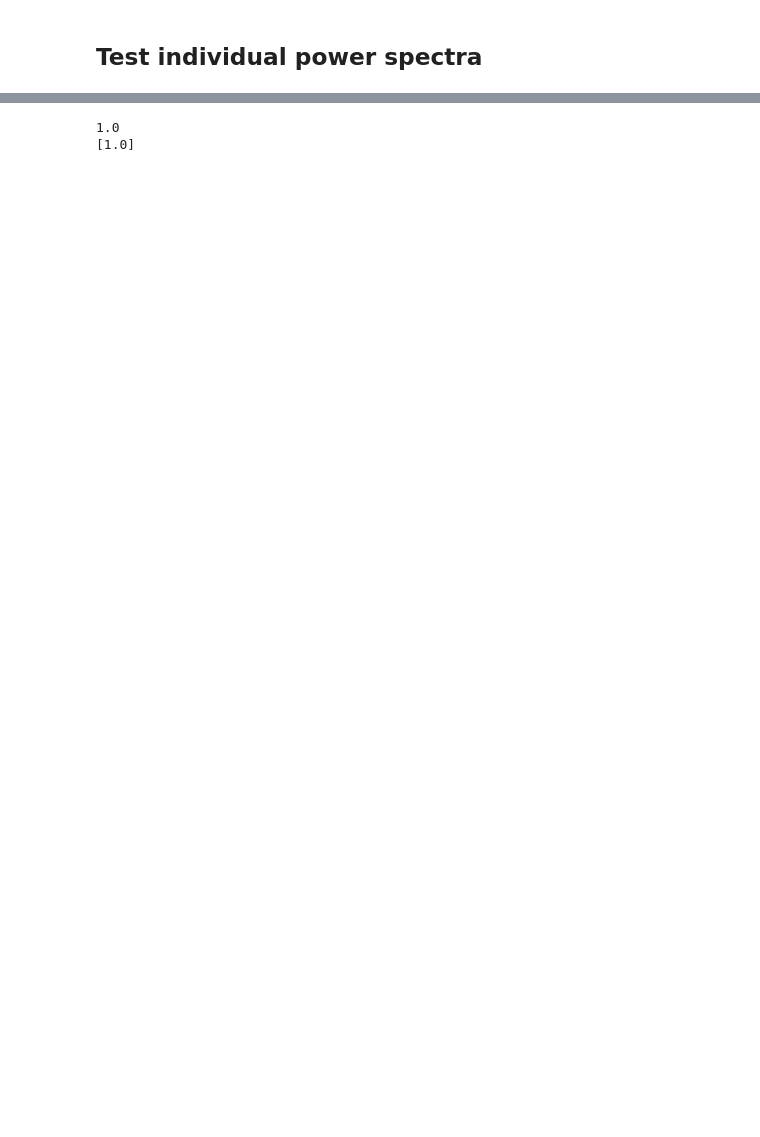
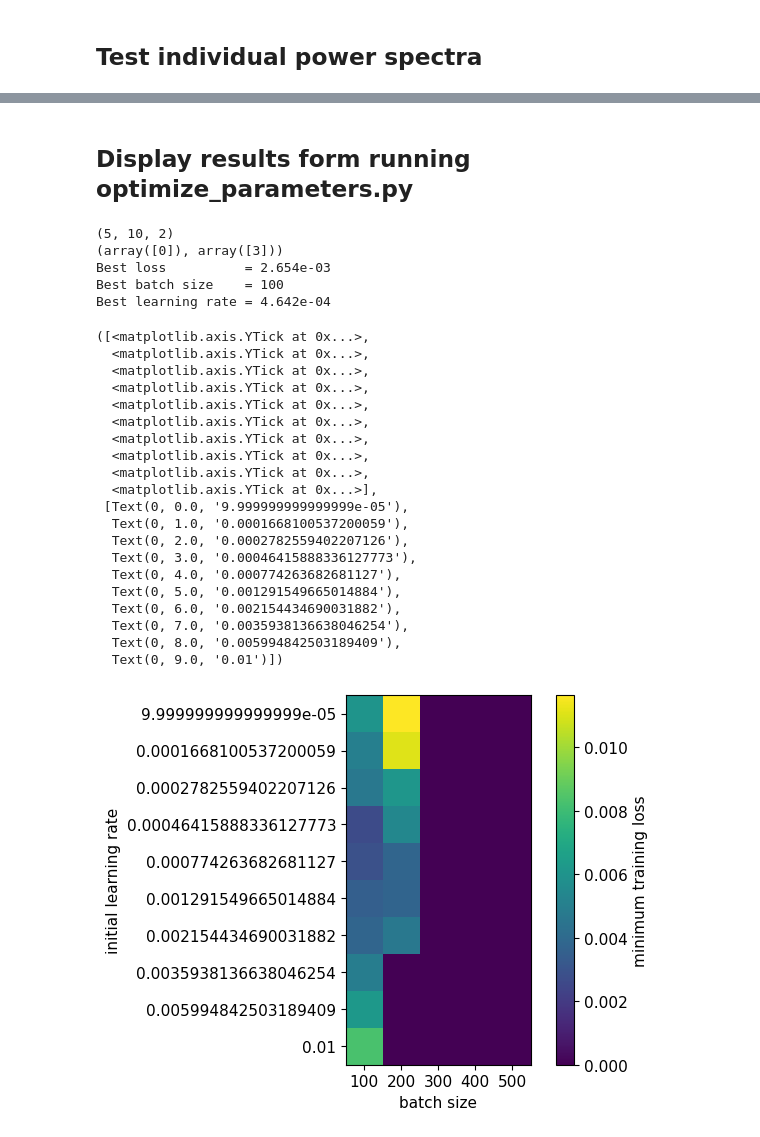
Before and after one commit to jadamo/spherex_emu, a Jupyter notebook: notebooks/Test-Network.ipynb, the cells around one changed output, grey strips where cells are left out. Cells and saved outputs as stored; diff of their text form; code cells hidden in the pictures; blank space fills up the shorter version.

```diff
--- a/notebooks/Test-Network.ipynb
+++ b/notebooks/Test-Network.ipynb
@@ -183,8 +357,61 @@ tensor([ 1.2185e-09, -2.5598e+01,  5.8042e-01,  1.5627e-01,  2.0561e+00])
-# %%
-test = torch.Tensor([1])
-
-print(test.item())
-print(list(test.tolist()))
-# %% [output]
-1.0
-[1.0]
+# %% [markdown]
+## Display results form running optimize_parameters.py
+# %%
+from matplotlib.ticker import StrMethodFormatter
+
+loss_data = torch.load(emulator_dir+"optimization-data.dat")
+loss_data = torch.amin(loss_data, axis=2).detach().numpy()
+print(loss_data.shape)
+batch_sizes = np.array([100,200,300,400,500])
+learning_rates = np.logspace(-4,-2,10)
+
+idx_best = np.where(loss_data[:,:,1] == np.min(loss_data[:,:,1][(loss_data[:,:,1] != 0)]))
+print(idx_best)
+print("Best loss          = {:0.3e}".format(np.min(loss_data[:,:,1][(loss_data[:,:,1] != 0)])))
+print("Best batch size    = {:0.0f}".format(batch_sizes[idx_best[0][0]]))
+print("Best learning rate = {:0.3e}".format(learning_rates[idx_best[1][0]]))
+
+img = plt.imshow(loss_data[:,:,0].T, origin="upper")
+cbar = plt.colorbar(img)
+cbar.set_label("minimum training loss")
+plt.xlabel("batch size")
+plt.ylabel("initial learning rate")
+plt.xticks(np.linspace(0,4,5),  labels=batch_sizes)
+plt.yticks(np.linspace(0,9,10), labels=learning_rates)
+#plt.gca().xaxis.set_major_formatter(plt.FormatStrFormatter('%.2e'))
+
+plt.figure()
+img = plt.imshow(loss_data[:,:,1].T)
+cbar = plt.colorbar(img)
+cbar.set_label("minimum validation loss")
+plt.xlabel("batch size")
+plt.ylabel("initial learning rate")
+plt.xticks(np.linspace(0,4,5),  labels=batch_sizes)
+plt.yticks(np.linspace(0,9,10), labels=learning_rates)
+# %% [output]
+(5, 10, 2)
+(array([0]), array([3]))
+Best loss          = 2.654e-03
+Best batch size    = 100
+Best learning rate = 4.642e-04
+([<matplotlib.axis.YTick at 0x...>,
+  <matplotlib.axis.YTick at 0x...>,
+  <matplotlib.axis.YTick at 0x...>,
+  <matplotlib.axis.YTick at 0x...>,
+  <matplotlib.axis.YTick at 0x...>,
+  <matplotlib.axis.YTick at 0x...>,
+  <matplotlib.axis.YTick at 0x...>,
+  <matplotlib.axis.YTick at 0x...>,
+  <matplotlib.axis.YTick at 0x...>,
+  <matplotlib.axis.YTick at 0x...>],
+ [Text(0, 0.0, '9.999999999999999e-05'),
+  Text(0, 1.0, '0.0001668100537200059'),
+  Text(0, 2.0, '0.0002782559402207126'),
+  Text(0, 3.0, '0.00046415888336127773'),
+  Text(0, 4.0, '0.000774263682681127'),
+  Text(0, 5.0, '0.001291549665014884'),
+  Text(0, 6.0, '0.002154434690031882'),
+  Text(0, 7.0, '0.0035938136638046254'),
+  Text(0, 8.0, '0.005994842503189409'),
+  Text(0, 9.0, '0.01')])
+[figure, added]
```
Also changed, not shown: parts of 19 cells of this notebook, 3 other files.
